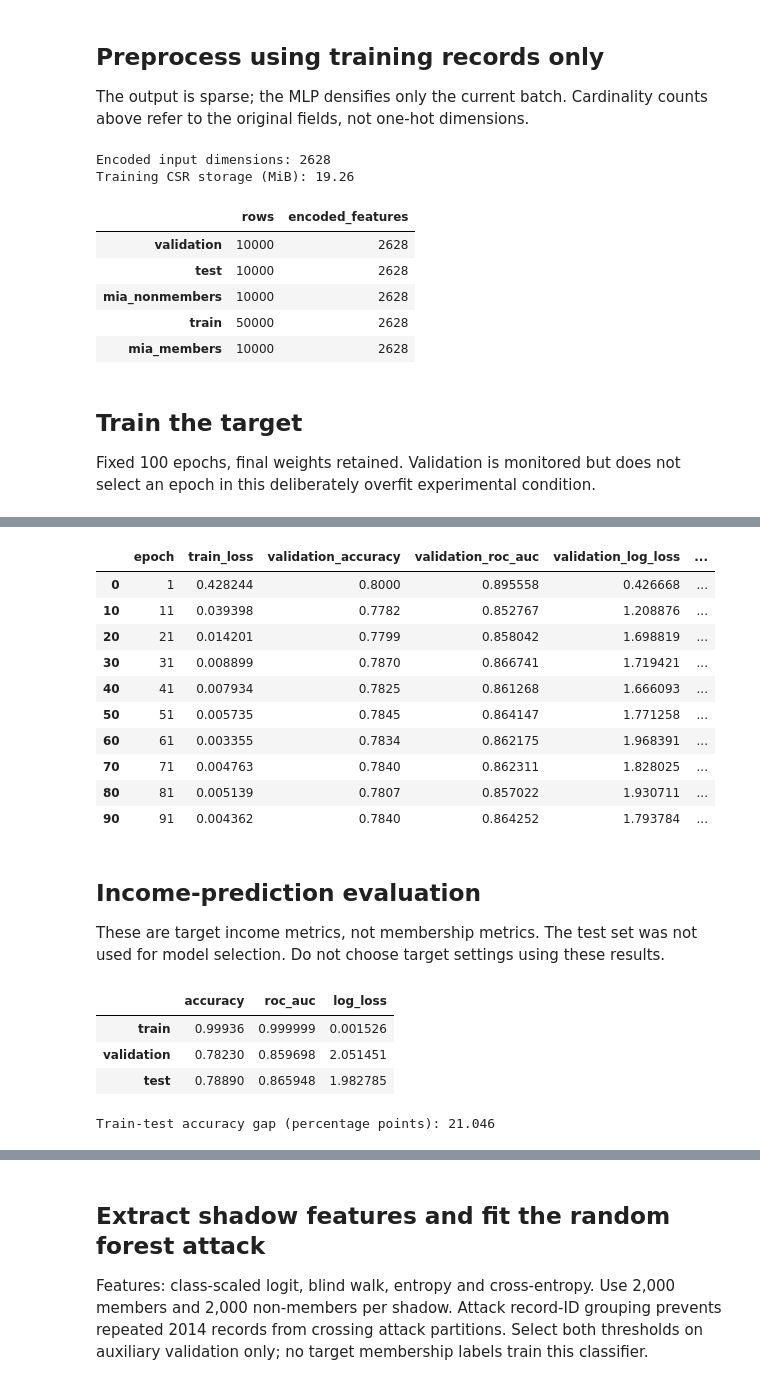
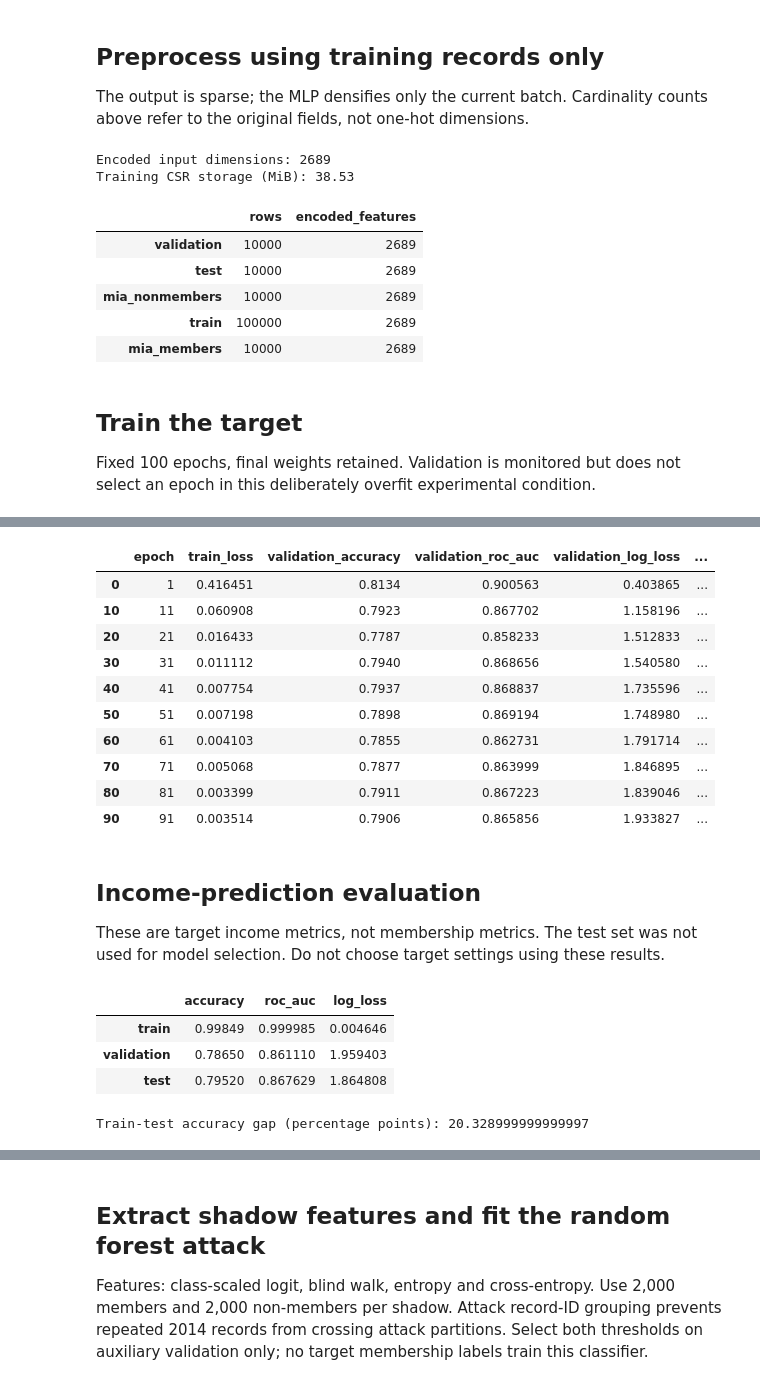
Before and after one commit to isyed-11/Uncertainity-Aware-MF-Mmebership-Inference-Attack, a Jupyter notebook: exp_3_expanded dataset.ipynb, the cells around one changed output, grey strips where cells are left out. Saved outputs shown, nothing was run; the diff lists cells and outputs as text; code cells hidden in the pictures.

```diff
--- a/exp_3_expanded dataset.ipynb
+++ b/exp_3_expanded dataset.ipynb
@@ -23,14 +27,21 @@ from src.expanded_data import (
     reference_split_config, EXPANDED_FEATURES, EXCLUDED, load_expanded_year,
 )
 from src.training import train_target_model, evaluate_model
-from src.shadow_models import load_adult_data, train_shadow_models, summarize_shadow_models
+from src.exp3_checkpoints import cached_target_train, cached_expanded_shadows
+from src.shadow_models import (load_adult_data, train_shadow_models,
+                               summarize_shadow_models, PAPER_SHADOW_ALGORITHMS)
 from src.membership_attack import train_membership_classifier, evaluate_attack
 from src.paper_attack_features import (collect_shadow_paper_features, collect_target_paper_features,
                                        make_probability_oracle)
 
 torch.set_num_threads(4)
 SEED = 42
-TRAIN_SIZE = 50_000
+TRAIN_SIZE = 100_000
+INCOME_BASE_YEAR = None
+NOMINAL_INCOME_METADATA = dict(enabled=False, label='PINCP > 50000', adjustment='None')
+RUN_DIR = Path('artifacts/exp_3_2023_2014_100000_nominal_paper_algorithms')
+ADULT_RUN_DIR = RUN_DIR / 'adult_auxiliary'
+RUN_DIR.mkdir(parents=True, exist_ok=True)
 SPLIT_CONFIG = reference_split_config()
 assert SPLIT_CONFIG['seed'] == SEED, 'Use the reference seed consistently.'
 TRAIN_CONFIG = dict(hidden_dims=(512, 256, 128), dropout=0.0, epochs=100,
@@ -40,6 +51,7 @@ WALK_CONFIG = dict(max_steps=20, repeats=2, categorical_change_probability=0.05,
                    batch_size=512, seed=SEED)
 SHADOW_RECORDS_PER_CLASS = 2000
 N_SHADOW_MODELS = 16
+SHADOW_ALGORITHMS = PAPER_SHADOW_ALGORITHMS
 # Native commuting units; all other added codes are categorical in the walk.
 EXPANDED_NUMERIC_WALK = {'JWMNP': (2.0, 0, 200), 'JWRIP': (1.0, 1, 10)}
 print('Training size:', TRAIN_SIZE, '| Input fields:', len(EXPANDED_FEATURES))
@@ -51,7 +63,7 @@ Reference split configuration: {'validation_size': 10000, 'test_size': 10000, 'm
 ## Load 2023 target records and make stratified partitions
 Split sizes and seed follow Experiment 2, applied to the new 2023 records.
 # %%
-expanded_source = load_expanded_year(2023)
+expanded_source = load_expanded_year(2023, income_base_year=INCOME_BASE_YEAR)
 reference_partitions = split_acs_data(expanded_source, **SPLIT_CONFIG)
 expanded_base_partitions = reference_partitions
 expanded_partitions = subset_target_training(
@@ -61,6 +73,7 @@ for name in ['validation', 'test', 'mia_members', 'mia_nonmembers']:
 assert set(expanded_partitions['mia_members'].index).issubset(expanded_partitions['train'].index)
 for name in ['validation', 'test', 'mia_nonmembers']:
     assert set(expanded_partitions[name].index).isdisjoint(expanded_partitions['train'].index)
+print('Target income adjustment:', expanded_source.attrs.get('income_adjustment', NOMINAL_INCOME_METADATA))
 print('Eligible records:', len(expanded_source))
 print('Unused records:', len(expanded_source) - TRAIN_SIZE
       - sum(len(expanded_partitions[name]) for name in ['validation', 'test', 'mia_nonmembers']))
@@ -108,23 +122,22 @@ print('Training CSR storage (MiB):', round(sum(
 pd.DataFrame({name: {'rows': values['X'].shape[0], 'encoded_features': values['X'].shape[1]}
     for name, values in expanded_arrays.items()}).T
 # %% [output]
-Encoded input dimensions: 2628
-Training CSR storage (MiB): 19.26
+Encoded input dimensions: 2689
+Training CSR storage (MiB): 38.53
 |  | rows | encoded_features |
-| validation | 10000 | 2628 |
-| test | 10000 | 2628 |
-| mia_nonmembers | 10000 | 2628 |
-| train | 50000 | 2628 |
-| mia_members | 10000 | 2628 |
+| validation | 10000 | 2689 |
+| test | 10000 | 2689 |
+| mia_nonmembers | 10000 | 2689 |
+| train | 100000 | 2689 |
+| mia_members | 10000 | 2689 |
 # %% [markdown]
 ## Train the target
 Fixed 100 epochs, final weights retained. Validation is monitored but does not
 select an epoch in this deliberately overfit experimental condition.
 # %%
 target_started = time.monotonic()
-expanded_model, expanded_history, expanded_metadata = train_target_model(
-    expanded_arrays['train']['X'], expanded_arrays['train']['y'],
-    expanded_arrays['validation']['X'], expanded_arrays['validation']['y'], **TRAIN_CONFIG)
+expanded_model, expanded_history, expanded_metadata = cached_target_train(
+    expanded_arrays, TRAIN_CONFIG, RUN_DIR)
 target_training_seconds = time.monotonic() - target_started
 print('Target training seconds:', round(target_training_seconds, 1))
 display(pd.DataFrame(expanded_history).iloc[::10])
@@ -149,14 +162,14 @@ Target training seconds: 436.6
 |  | epoch | train_loss | validation_accuracy | validation_roc_auc | validation_log_loss | ... |
-| 0 | 1 | 0.428244 | 0.8000 | 0.895558 | 0.426668 | ... |
-| 10 | 11 | 0.039398 | 0.7782 | 0.852767 | 1.208876 | ... |
-| 20 | 21 | 0.014201 | 0.7799 | 0.858042 | 1.698819 | ... |
-| 30 | 31 | 0.008899 | 0.7870 | 0.866741 | 1.719421 | ... |
-| 40 | 41 | 0.007934 | 0.7825 | 0.861268 | 1.666093 | ... |
-| 50 | 51 | 0.005735 | 0.7845 | 0.864147 | 1.771258 | ... |
-| 60 | 61 | 0.003355 | 0.7834 | 0.862175 | 1.968391 | ... |
-| 70 | 71 | 0.004763 | 0.7840 | 0.862311 | 1.828025 | ... |
-| 80 | 81 | 0.005139 | 0.7807 | 0.857022 | 1.930711 | ... |
-| 90 | 91 | 0.004362 | 0.7840 | 0.864252 | 1.793784 | ... |
+| 0 | 1 | 0.416451 | 0.8134 | 0.900563 | 0.403865 | ... |
+| 10 | 11 | 0.060908 | 0.7923 | 0.867702 | 1.158196 | ... |
+| 20 | 21 | 0.016433 | 0.7787 | 0.858233 | 1.512833 | ... |
+| 30 | 31 | 0.011112 | 0.7940 | 0.868656 | 1.540580 | ... |
+| 40 | 41 | 0.007754 | 0.7937 | 0.868837 | 1.735596 | ... |
+| 50 | 51 | 0.007198 | 0.7898 | 0.869194 | 1.748980 | ... |
+| 60 | 61 | 0.004103 | 0.7855 | 0.862731 | 1.791714 | ... |
+| 70 | 71 | 0.005068 | 0.7877 | 0.863999 | 1.846895 | ... |
+| 80 | 81 | 0.003399 | 0.7911 | 0.867223 | 1.839046 | ... |
+| 90 | 91 | 0.003514 | 0.7906 | 0.865856 | 1.933827 | ... |
 # %% [markdown]
 ## Income-prediction evaluation
 These are target income metrics, not membership metrics. The test set was not
@@ -169,8 +182,8 @@ print('Train-test accuracy gap (percentage points):',
       100 * (expanded_metrics['train']['accuracy'] - expanded_metrics['test']['accuracy']))
 # %% [output]
 |  | accuracy | roc_auc | log_loss |
-| train | 0.99936 | 0.999999 | 0.001526 |
-| validation | 0.78230 | 0.859698 | 2.051451 |
-| test | 0.78890 | 0.865948 | 1.982785 |
+| train | 0.99849 | 0.999985 | 0.004646 |
+| validation | 0.78650 | 0.861110 | 1.959403 |
+| test | 0.79520 | 0.867629 | 1.864808 |
-Train-test accuracy gap (percentage points): 21.046
+Train-test accuracy gap (percentage points): 20.328999999999997
 # %% [markdown]
```
Also changed, not shown: parts of 16 cells of this notebook, 15 other files.
